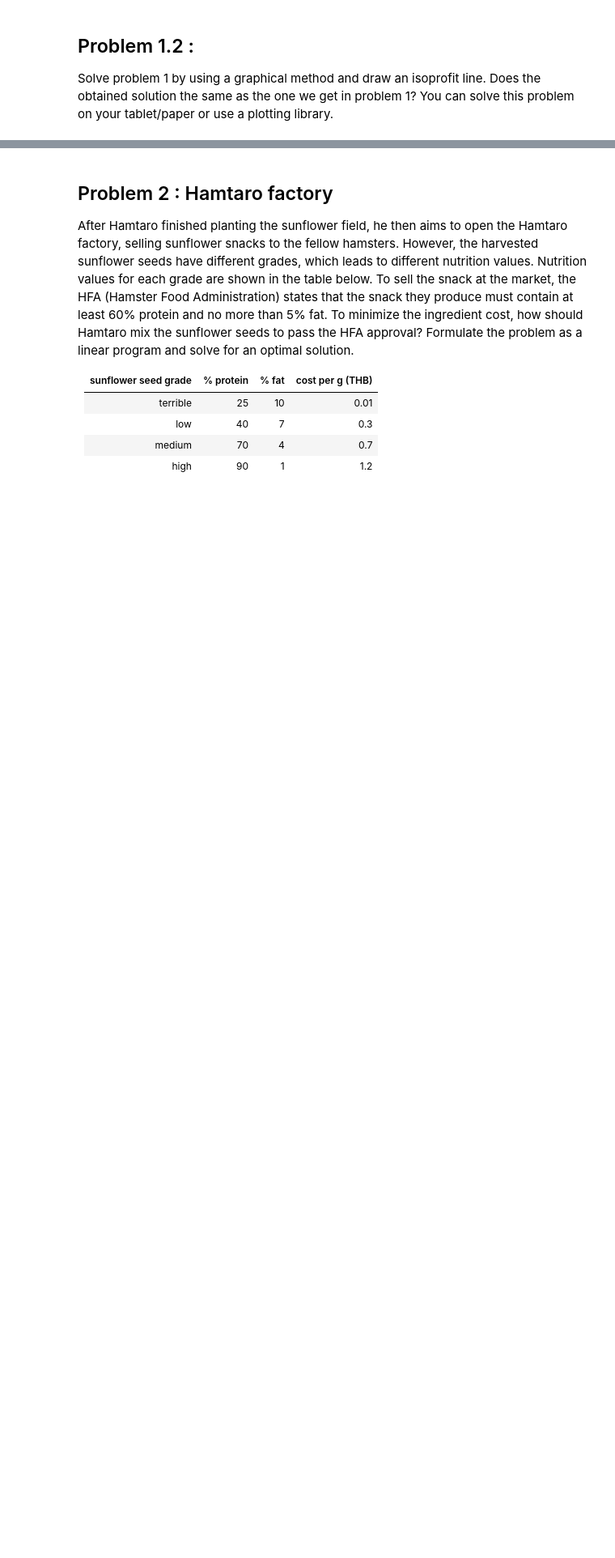
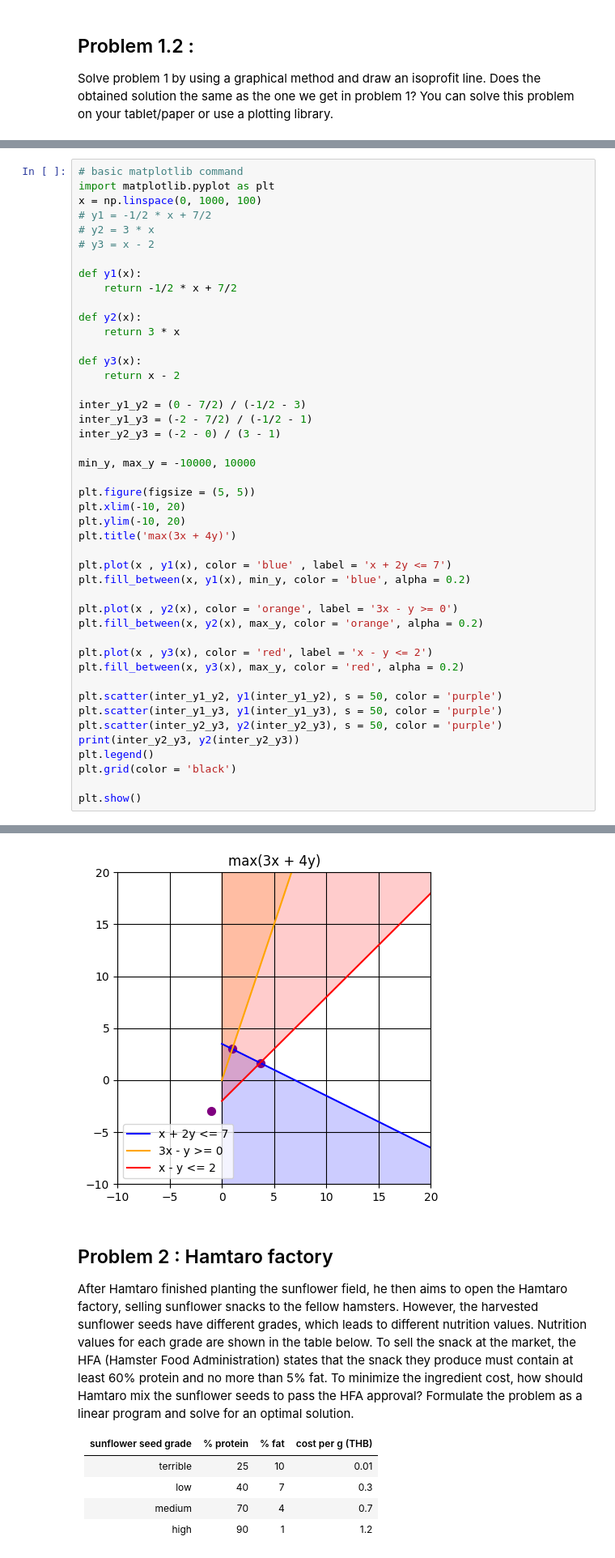
Before and after one commit to bookpanda/2110203-COM-ENG-MATH-II, a Jupyter notebook: optimization/homework/HW1.ipynb, the cells around one changed output, grey strips where cells are left out. Shown at 81% size. Drawn from its saved outputs; the diff is of its cells as text; blank space fills up the shorter version.

```diff
--- a/optimization/homework/HW1.ipynb
+++ b/optimization/homework/HW1.ipynb
@@ -305,0 +279,46 @@ plt.show()
+# %%
+# basic matplotlib command
+import matplotlib.pyplot as plt
+x = np.linspace(0, 1000, 100)
+# y1 = -1/2 * x + 7/2
+# y2 = 3 * x
+# y3 = x - 2
+
+def y1(x):
+    return -1/2 * x + 7/2
+
+def y2(x):
+    return 3 * x
+
+def y3(x):
+    return x - 2
+
+inter_y1_y2 = (0 - 7/2) / (-1/2 - 3)
+inter_y1_y3 = (-2 - 7/2) / (-1/2 - 1)
+inter_y2_y3 = (-2 - 0) / (3 - 1)
+
+min_y, max_y = -10000, 10000
+
+plt.figure(figsize = (5, 5))
+plt.xlim(-10, 20)
+plt.ylim(-10, 20)
+plt.title('max(3x + 4y)')
+
+plt.plot(x , y1(x), color = 'blue' , label = 'x + 2y <= 7')
+plt.fill_between(x, y1(x), min_y, color = 'blue', alpha = 0.2)
+
+plt.plot(x , y2(x), color = 'orange', label = '3x - y >= 0')
+plt.fill_between(x, y2(x), max_y, color = 'orange', alpha = 0.2)
+
+plt.plot(x , y3(x), color = 'red', label = 'x - y <= 2')
+plt.fill_between(x, y3(x), max_y, color = 'red', alpha = 0.2)
+
+plt.scatter(inter_y1_y2, y1(inter_y1_y2), s = 50, color = 'purple')
+plt.scatter(inter_y1_y3, y1(inter_y1_y3), s = 50, color = 'purple')
+plt.scatter(inter_y2_y3, y2(inter_y2_y3), s = 50, color = 'purple')
+print(inter_y2_y3, y2(inter_y2_y3))
+plt.legend()
+plt.grid(color = 'black')
+
+plt.show()
+# %% [output]
@@ -306,3 +326,4 @@ plt.show()
+[figure, added]
 # %% [markdown]
 ## Problem 2 : Hamtaro factory
 
```
Also changed, not shown: parts of 2 cells of this notebook.
